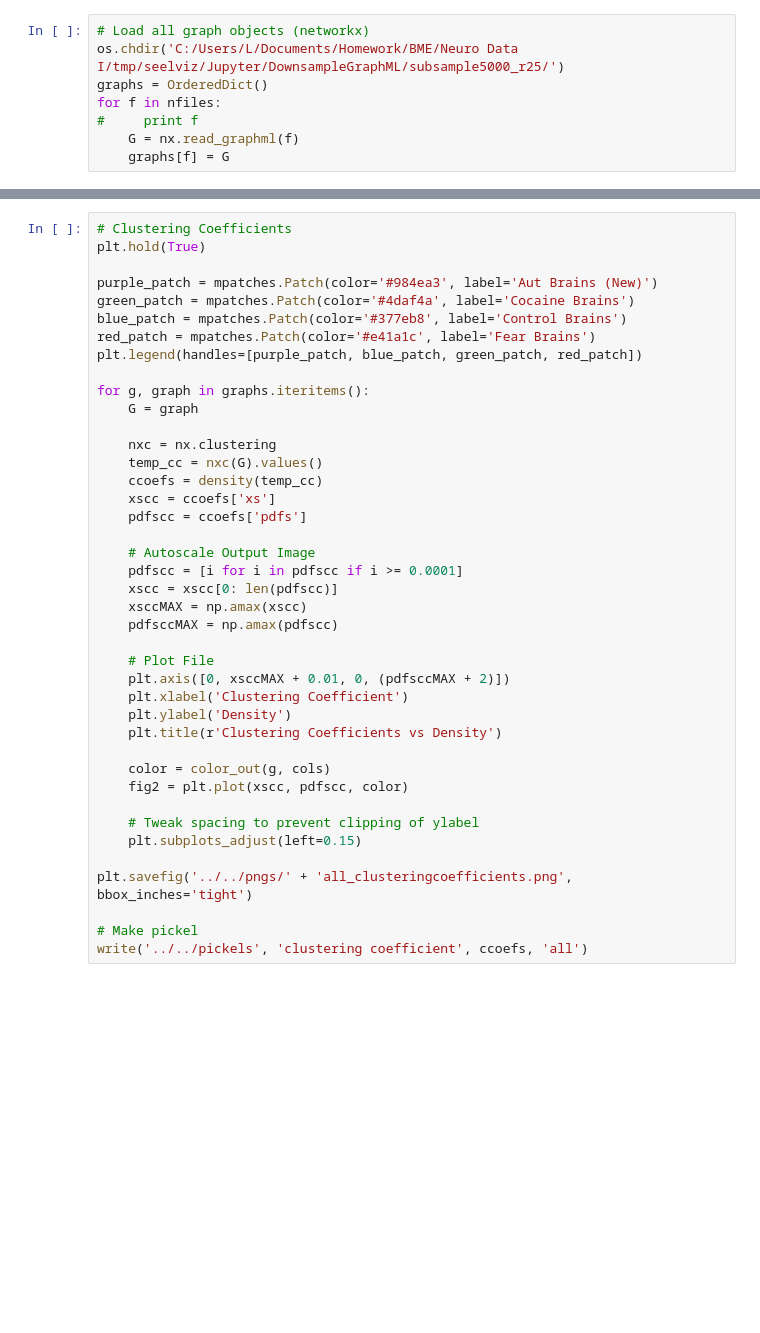
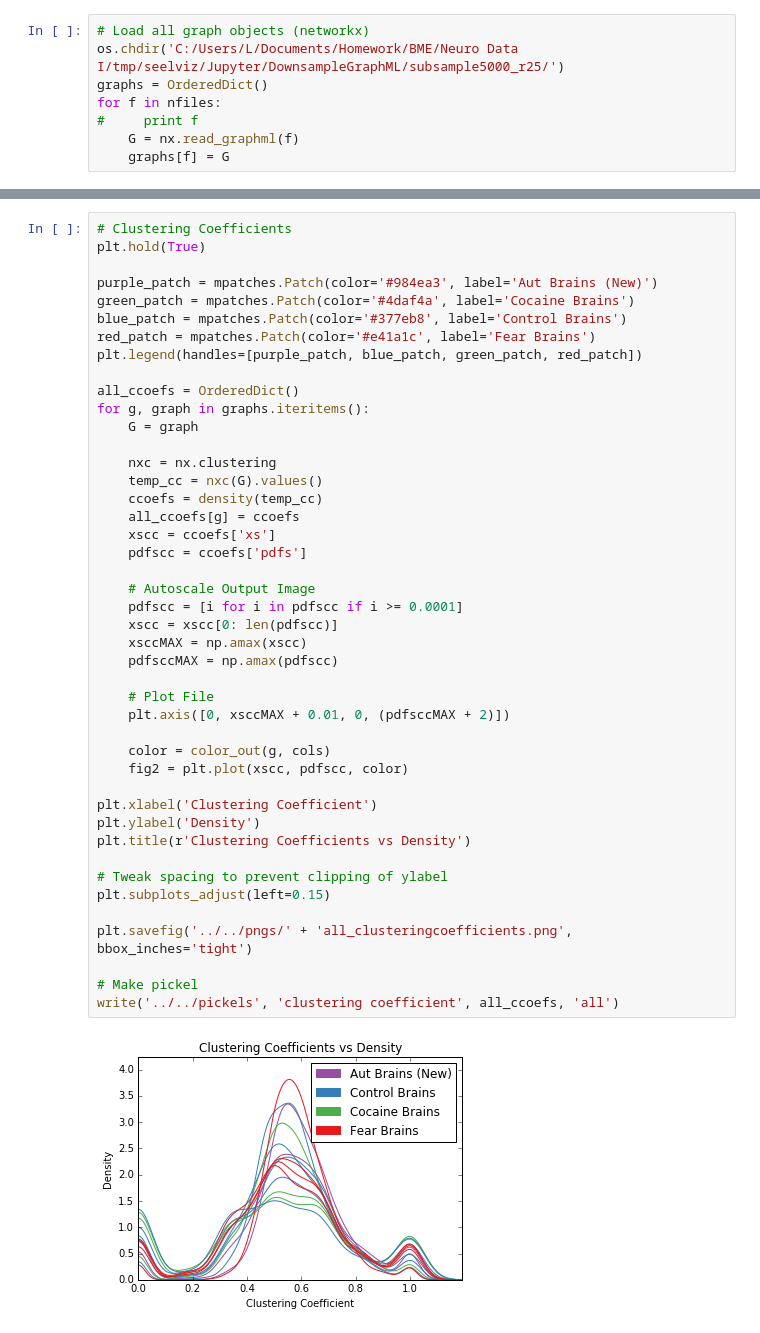
Before and after one commit to NeuroDataDesign/seelviz-f16s17, a Jupyter notebook: Jupyter/Combined Plots and Graph Statistics.ipynb, the cells around one changed output, grey strips where cells are left out. Drawn from its saved outputs; the diff is of its cells as text; blank space fills up the shorter version.

```diff
--- a/Jupyter/Combined Plots and Graph Statistics.ipynb
+++ b/Jupyter/Combined Plots and Graph Statistics.ipynb
@@ -209,39 +225,44 @@ purple_patch = mpatches.Patch(color='#984ea3', label='Aut Brains (New)')
 green_patch = mpatches.Patch(color='#4daf4a', label='Cocaine Brains')
 blue_patch = mpatches.Patch(color='#377eb8', label='Control Brains')
 red_patch = mpatches.Patch(color='#e41a1c', label='Fear Brains')
 plt.legend(handles=[purple_patch, blue_patch, green_patch, red_patch])
 
+all_ccoefs = OrderedDict()
 for g, graph in graphs.iteritems():
     G = graph
 
     nxc = nx.clustering
     temp_cc = nxc(G).values()
     ccoefs = density(temp_cc)
+    all_ccoefs[g] = ccoefs
     xscc = ccoefs['xs']
     pdfscc = ccoefs['pdfs']
 
     # Autoscale Output Image
     pdfscc = [i for i in pdfscc if i >= 0.0001]
     xscc = xscc[0: len(pdfscc)]
     xsccMAX = np.amax(xscc)
     pdfsccMAX = np.amax(pdfscc)
 
     # Plot File
     plt.axis([0, xsccMAX + 0.01, 0, (pdfsccMAX + 2)])
-    plt.xlabel('Clustering Coefficient')
-    plt.ylabel('Density')
-    plt.title(r'Clustering Coefficients vs Density')
 
     color = color_out(g, cols)
     fig2 = plt.plot(xscc, pdfscc, color)
 
-    # Tweak spacing to prevent clipping of ylabel
-    plt.subplots_adjust(left=0.15)
+plt.xlabel('Clustering Coefficient')
+plt.ylabel('Density')
+plt.title(r'Clustering Coefficients vs Density')
+
+# Tweak spacing to prevent clipping of ylabel
+plt.subplots_adjust(left=0.15)
 
 plt.savefig('../../pngs/' + 'all_clusteringcoefficients.png', bbox_inches='tight')
 
 # Make pickel
-write('../../pickels', 'clustering coefficient', ccoefs, 'all')
+write('../../pickels', 'clustering coefficient', all_ccoefs, 'all')
+# %% [output]
+[figure, added]
 # %%
 # Scan Statistic-1
 plt.hold(True)
```
Also changed, not shown: parts of 6 cells of this notebook, 10 other files.
